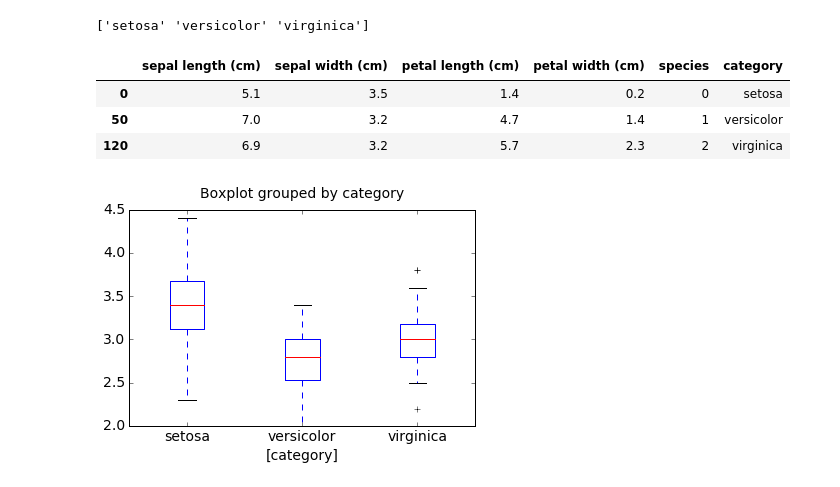
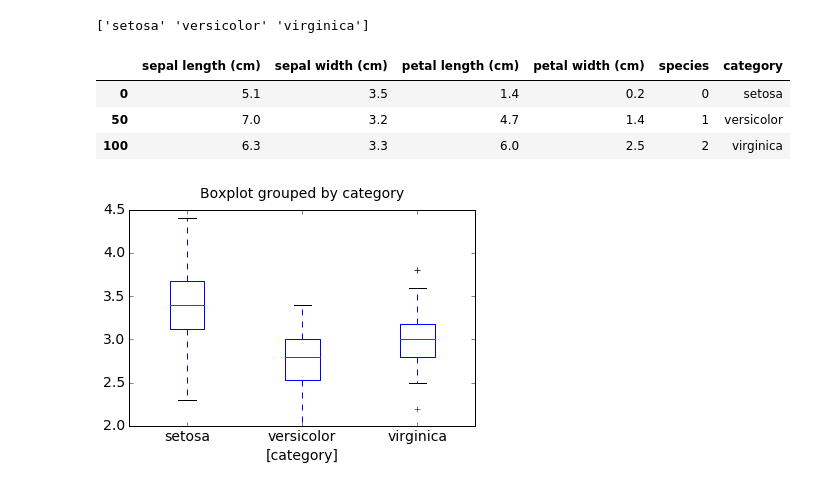
Before and after one commit to makakin/Stat3612Python, a Jupyter notebook: [Lecture 3] Data Exploration.ipynb, the cells around one changed output. Saved outputs shown, nothing was run; the diff lists cells and outputs as text; code cells hidden in the pictures.

```diff
--- a/[Lecture 3] Data Exploration.ipynb
+++ b/[Lecture 3] Data Exploration.ipynb
@@ -92,12 +107,12 @@ iris_df['category'] = np.nan
 for i in range(3):
     iris_df.loc[iris_df['species'] == i, 'category'] = iris.target_names[i]
 # %%
-iris_df.iloc[[0,50,120]] #print row 0, 50 and 120
+iris_df.iloc[[0,50,100]]
 # %% [output]
 |  | sepal length (cm) | sepal width (cm) | petal length (cm) | petal width (cm) | species | category |
 | 0 | 5.1 | 3.5 | 1.4 | 0.2 | 0 | setosa |
 | 50 | 7.0 | 3.2 | 4.7 | 1.4 | 1 | versicolor |
-| 120 | 6.9 | 3.2 | 5.7 | 2.3 | 2 | virginica |
+| 100 | 6.3 | 3.3 | 6.0 | 2.5 | 2 | virginica |
 # %%
 box=iris_df[['sepal width (cm)','category']].boxplot(by='category');
 plt.title('');
```
Also changed, not shown: parts of 10 cells of this notebook.
